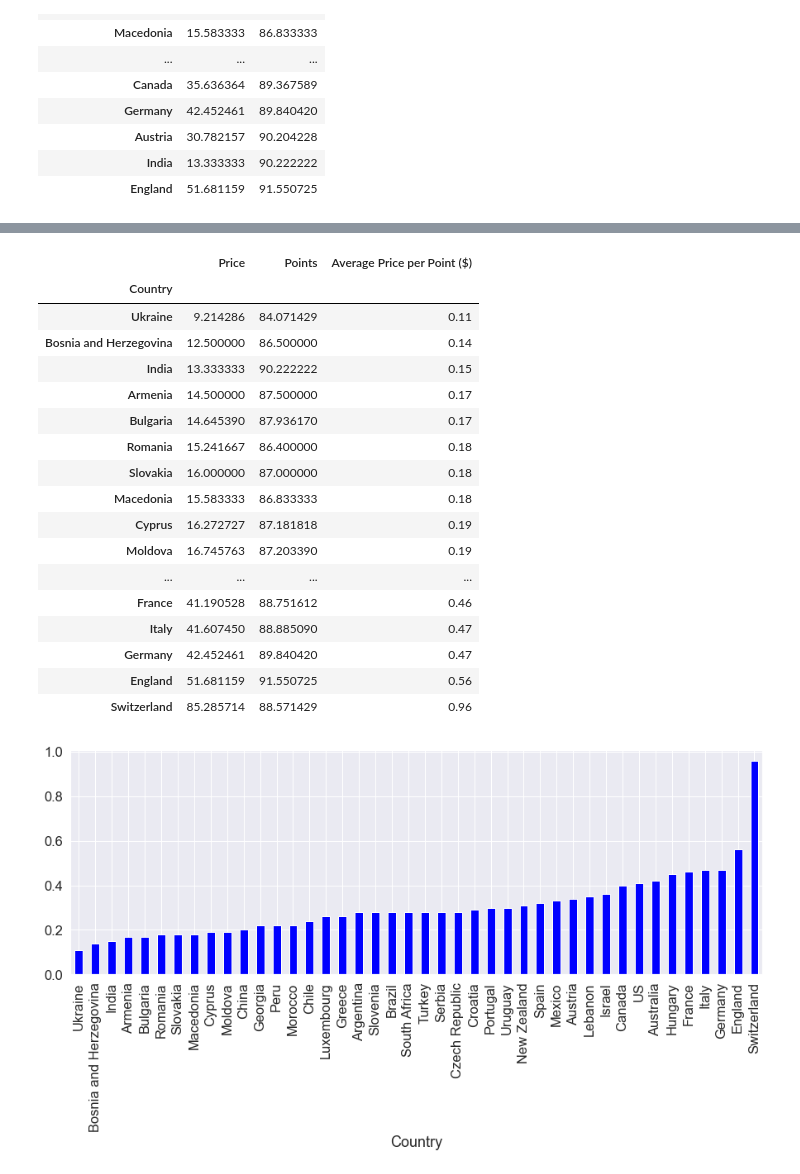
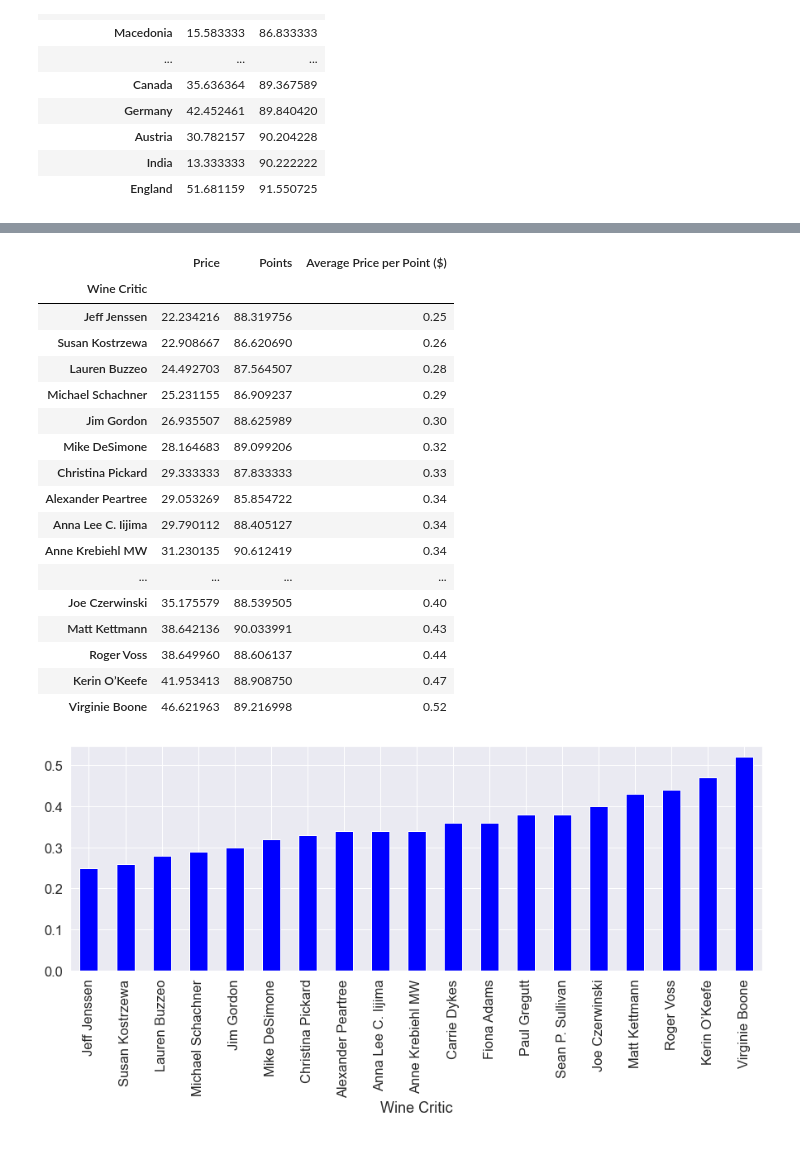
Before and after one commit to bso613/WineSnobs, a Jupyter notebook: winedata.ipynb, the cells around one changed output, grey strips where cells are left out. Saved outputs shown, nothing was run; the diff lists cells and outputs as text; code cells hidden in the pictures.

```diff
--- a/winedata.ipynb
+++ b/winedata.ipynb
@@ -254,0 +347,6 @@ points_df
+# %%
+#Grouping Data by Wine Critic
+critic_group = df.groupby(by= 'Wine Critic')
+
+critic_df = critic_group.count()
+critic_df
@@ -254,0 +424,4 @@ points_df
+# %%
+#Finding the mean for Price and Points in a Wine Crtic Groupby
+crit_mean = critic_group.mean()
+crit_mean
@@ -280,0 +503,4 @@ country_df
+# %%
+#Creating new column calculating the avergae price of the wine per point given by each critic
+crit_mean['Average Price per Point ($)'] = round(crit_mean['Price']/crit_mean['Points'],2)
+crit_mean
@@ -281,26 +526,28 @@ country_df
 # %%
-ppp_df = country_df.sort_values(by= 'Average Price per Point ($)')
-ppp_df
+#Sorting the new average in ascending
+crit_avg = crit_mean.sort_values(by= 'Average Price per Point ($)')
+crit_avg
 # %% [output]
 |  | Price | Points | Average Price per Point ($) |
-| Country |  |  |  |
-| Ukraine | 9.214286 | 84.071429 | 0.11 |
-| Bosnia and Herzegovina | 12.500000 | 86.500000 | 0.14 |
-| India | 13.333333 | 90.222222 | 0.15 |
-| Armenia | 14.500000 | 87.500000 | 0.17 |
-| Bulgaria | 14.645390 | 87.936170 | 0.17 |
-| Romania | 15.241667 | 86.400000 | 0.18 |
-| Slovakia | 16.000000 | 87.000000 | 0.18 |
-| Macedonia | 15.583333 | 86.833333 | 0.18 |
-| Cyprus | 16.272727 | 87.181818 | 0.19 |
-| Moldova | 16.745763 | 87.203390 | 0.19 |
+| Wine Critic |  |  |  |
+| Jeff Jenssen | 22.234216 | 88.319756 | 0.25 |
+| Susan Kostrzewa | 22.908667 | 86.620690 | 0.26 |
+| Lauren Buzzeo | 24.492703 | 87.564507 | 0.28 |
+| Michael Schachner | 25.231155 | 86.909237 | 0.29 |
+| Jim Gordon | 26.935507 | 88.625989 | 0.30 |
+| Mike DeSimone | 28.164683 | 89.099206 | 0.32 |
+| Christina Pickard | 29.333333 | 87.833333 | 0.33 |
+| Alexander Peartree | 29.053269 | 85.854722 | 0.34 |
+| Anna Lee C. Iijima | 29.790112 | 88.405127 | 0.34 |
+| Anne Krebiehl MW | 31.230135 | 90.612419 | 0.34 |
 | ... | ... | ... | ... |
-| France | 41.190528 | 88.751612 | 0.46 |
-| Italy | 41.607450 | 88.885090 | 0.47 |
-| Germany | 42.452461 | 89.840420 | 0.47 |
-| England | 51.681159 | 91.550725 | 0.56 |
-| Switzerland | 85.285714 | 88.571429 | 0.96 |
+| Joe Czerwinski | 35.175579 | 88.539505 | 0.40 |
+| Matt Kettmann | 38.642136 | 90.033991 | 0.43 |
+| Roger Voss | 38.649960 | 88.606137 | 0.44 |
+| Kerin O’Keefe | 41.953413 | 88.908750 | 0.47 |
+| Virginie Boone | 46.621963 | 89.216998 | 0.52 |
 # %%
-ppp_df["Average Price per Point ($)"].plot(kind="bar", facecolor="blue", figsize=(15,5));
+#Plotting bar chart to show the new sorted data
+crit_avg["Average Price per Point ($)"].plot(kind="bar", facecolor="blue", figsize=(15,5));
 # %% [output]
-[figure, old version]
+[figure, new version]
```
Also changed, not shown: parts of 23 cells of this notebook, 1 other file.
